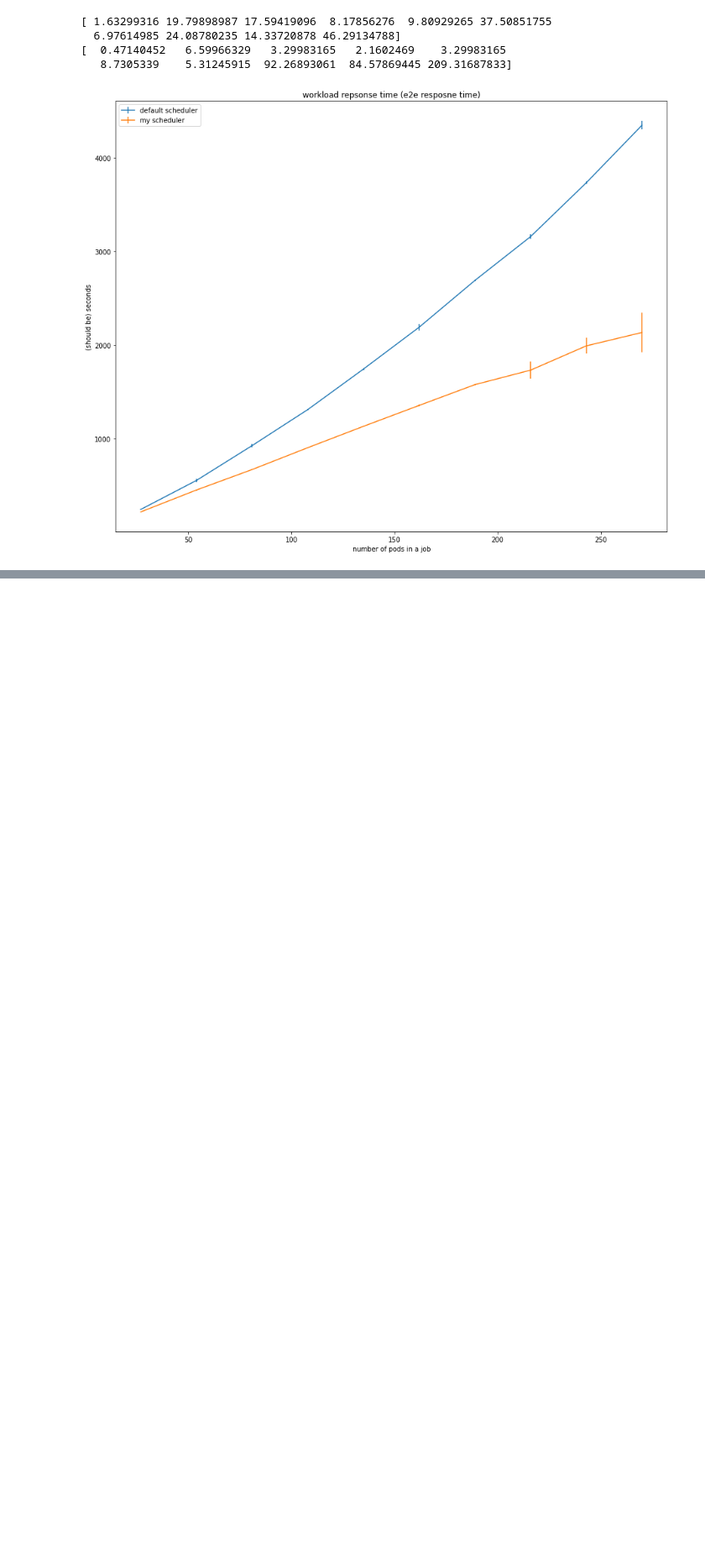
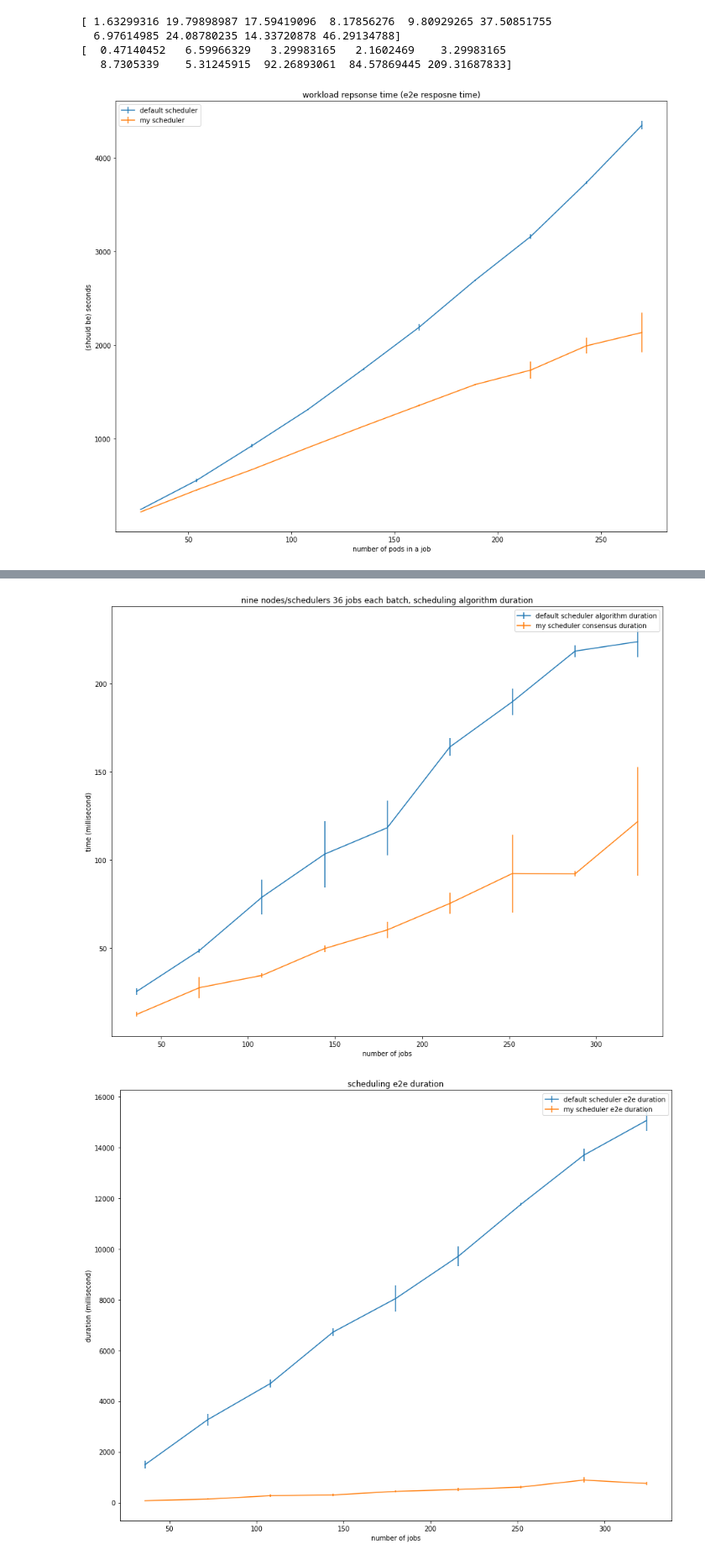
Before and after one commit to Vincent-lau/hyperion, a Jupyter notebook: measure/plotmetrics.ipynb, the cells around one changed output, grey strips where cells are left out. Shown: that part at 84% size. Cells and saved outputs as stored; diff of their text form; code cells hidden in the pictures; blank space fills up the shorter version.

Commit message:
plotting

```diff
--- a/measure/plotmetrics.ipynb
+++ b/measure/plotmetrics.ipynb
@@ -824,0 +955,32 @@ fig.savefig(f'{graph_dir}compare_sched_3run.pdf')
+# %%
+
+
+x = range(36, (num_intervals+1)*36, 36)
+
+fig, ax = plt.subplots()
+fig.set_size_inches(15, 12)
+
+ax.errorbar(x, default_con_time[:, 0], yerr = default_con_time[:, 1],label='default scheduler algorithm duration')
+ax.errorbar(x, my_con_time[:, 0], yerr = my_con_time[:, 1], label='my scheduler consensus duration')
+ax.legend()
+ax.set_title('nine nodes/schedulers 36 jobs each batch, scheduling algorithm duration')
+ax.set_ylabel('time (millisecond)')
+ax.set_xlabel('number of jobs')
+
+fig.savefig(f'{graph_dir}con_time_and_algo_duration_errorbar.png')
+
+
+fig, ax = plt.subplots()
+fig.set_size_inches(15, 12)
+ax.errorbar(x, default_e2e_time[:, 0], yerr =default_e2e_time[:, 1], label='default scheduler e2e duration')
+ax.errorbar(x, my_e2e_time[:,0], yerr = my_e2e_time[:, 1], label='my scheduler e2e duration')
+ax.set_ylabel('duration (millisecond)')
+ax.set_xlabel('number of jobs')
+ax.set_title('scheduling e2e duration')
+
+ax.legend()
+
+fig.savefig(f'{graph_dir}e2e_time_errorbar.png')
+# %% [output]
+[figure, added]
+[figure, added]
```
Also changed, not shown: parts of 9 cells of this notebook.
